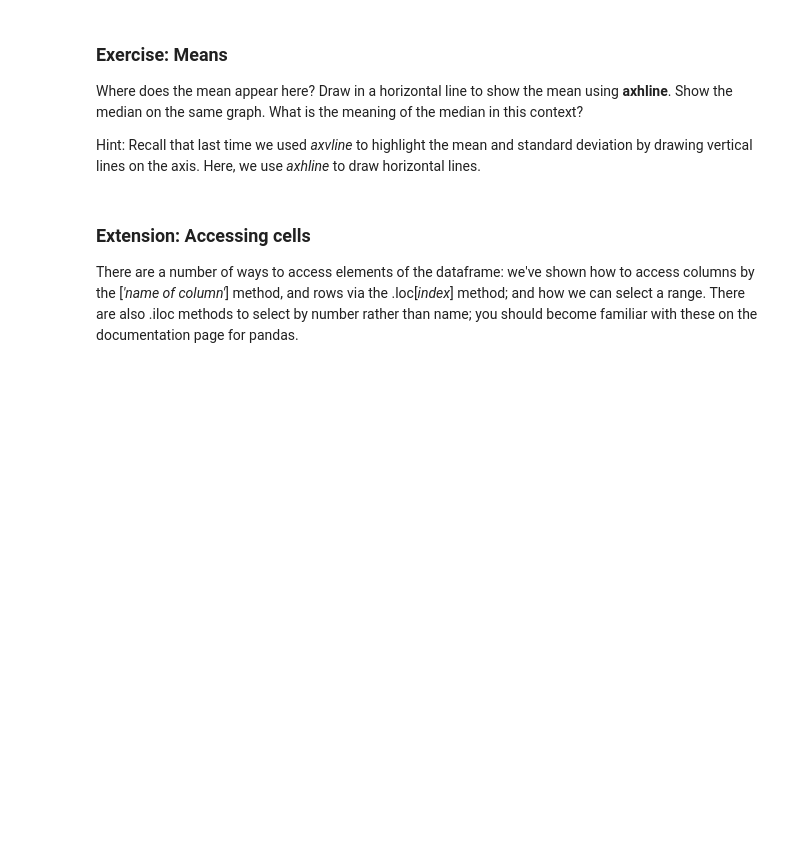
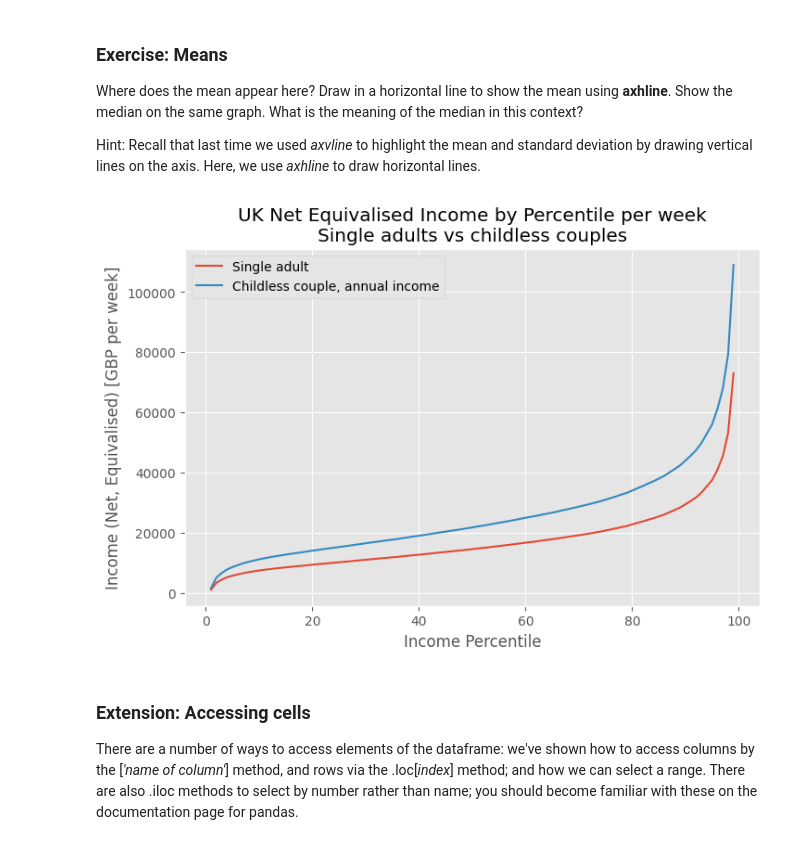
Before and after one commit to ningxin370-jpg/QM2, a Jupyter notebook: notebooks/W02. Pandas.ipynb, the cells around one changed output. Drawn from its saved outputs; the diff is of its cells as text; code cells hidden in the pictures; blank space fills up the shorter version.

```diff
--- a/notebooks/W02. Pandas.ipynb
+++ b/notebooks/W02. Pandas.ipynb
@@ -212,6 +229,19 @@ We see a curve that is pretty linear in the middle region, but curves rapidly up
 Where does the mean appear here? Draw in a horizontal line to show the mean using **axhline**. Show the median on the same graph. What is the meaning of the median in this context?
 
 Hint: Recall that last time we used *axvline* to highlight the mean and standard deviation by drawing vertical lines on the axis. Here, we use *axhline* to draw horizontal lines.
+# %%
+cols = ['Single adult', 'Childless couple, annual income']
+compare_income = income[cols].copy()
+
+compare_income = compare_income.replace(',', '', regex=True).astype(float)
+compare_income_weekly = compare_income
+ax = compare_income_weekly.plot(figsize=(8,5))
+ax.set_title('UK Net Equivalised Income by Percentile per week\nSingle adults vs childless couples')
+ax.set_xlabel('Income Percentile')
+ax.set_ylabel('Income (Net, Equivalised) [GBP per week]')
+plt.show()
+# %% [output]
+[figure, added]
 # %% [markdown]
 ### Extension: Accessing cells
 
```
Also changed, not shown: parts of 14 cells of this notebook.
